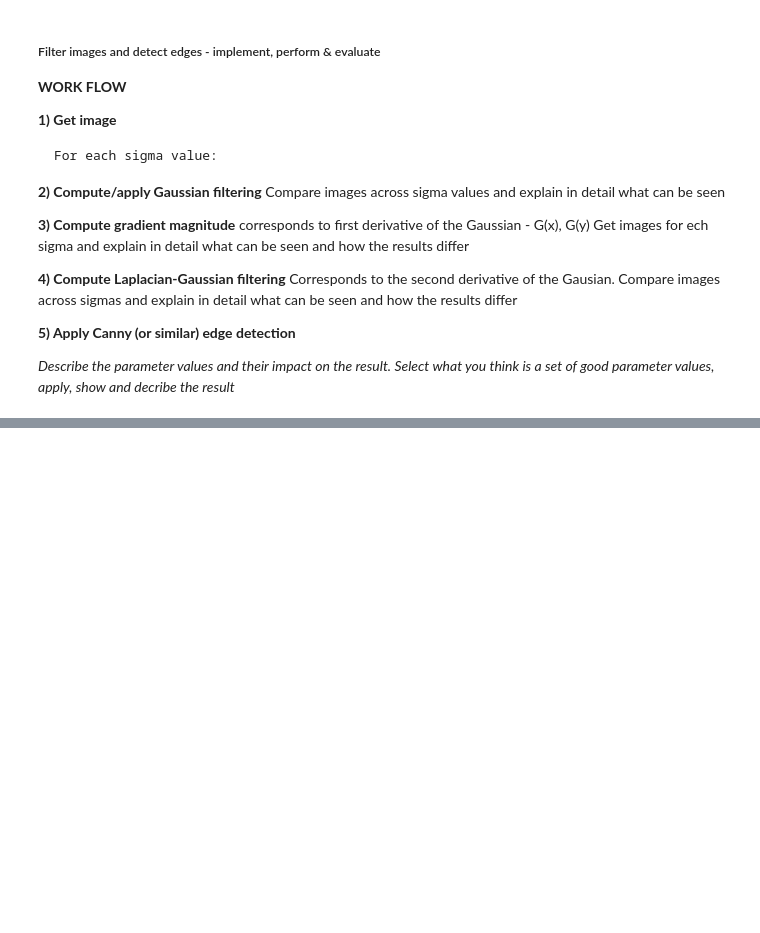
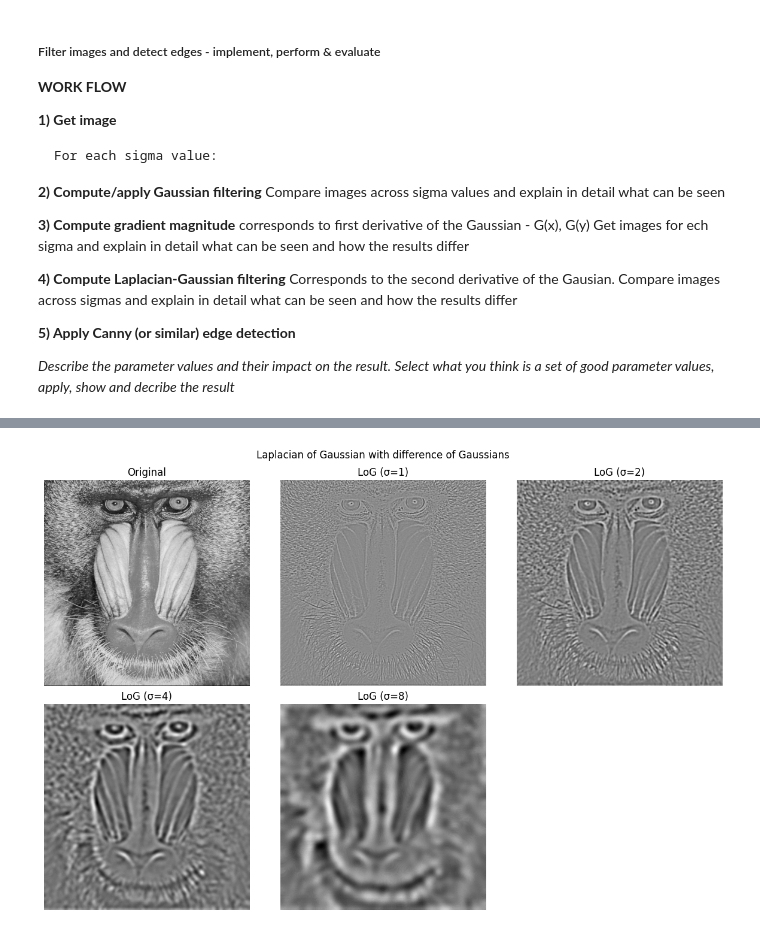
Before and after one commit to axelz3/VIPassingment2, a Jupyter notebook: code.ipynb, the cells around one changed output, grey strips where cells are left out. Cells and saved outputs as stored; diff of their text form; code cells hidden in the pictures; blank space fills up the shorter version.

```diff
--- a/code.ipynb
+++ b/code.ipynb
@@ -46,0 +86,24 @@ cv2.destroyAllWindows()
+# %%
+def LoG_with_DoG(img, sigma_values, k=1.6): # k = 1.6 seems to be a standard choice for this
+    """Laplacian of Gaussian with difference of Gaussians"""
+
+    results = {}
+
+    for s in sigma_values:
+
+        # Apply Gaussian blur to image with current sigma
+        blurred = cv2.GaussianBlur(img, (0, 0), sigmaX=s, sigmaY=s)
+        # Apply Gaussian blur to image with current sigma * k
+        k_blurred = cv2.GaussianBlur(img, (0, 0), sigmaX=k*s, sigmaY=k*s)
+        # Convert to float and compute the difference of Gaussians
+        gDiff = cv2.subtract(k_blurred.astype(np.float32), blurred.astype(np.float32))
+
+        results[s] = gDiff
+
+    return results
+
+
+LoG_with_DoG_imgs = LoG_with_DoG(img, sigma)
+plot_LoG(LoG_with_DoG_imgs, sigma, "Laplacian of Gaussian with difference of Gaussians")
+# %% [output]
+[figure, added]
```
Also changed, not shown: parts of 4 cells of this notebook, 1 other file.
